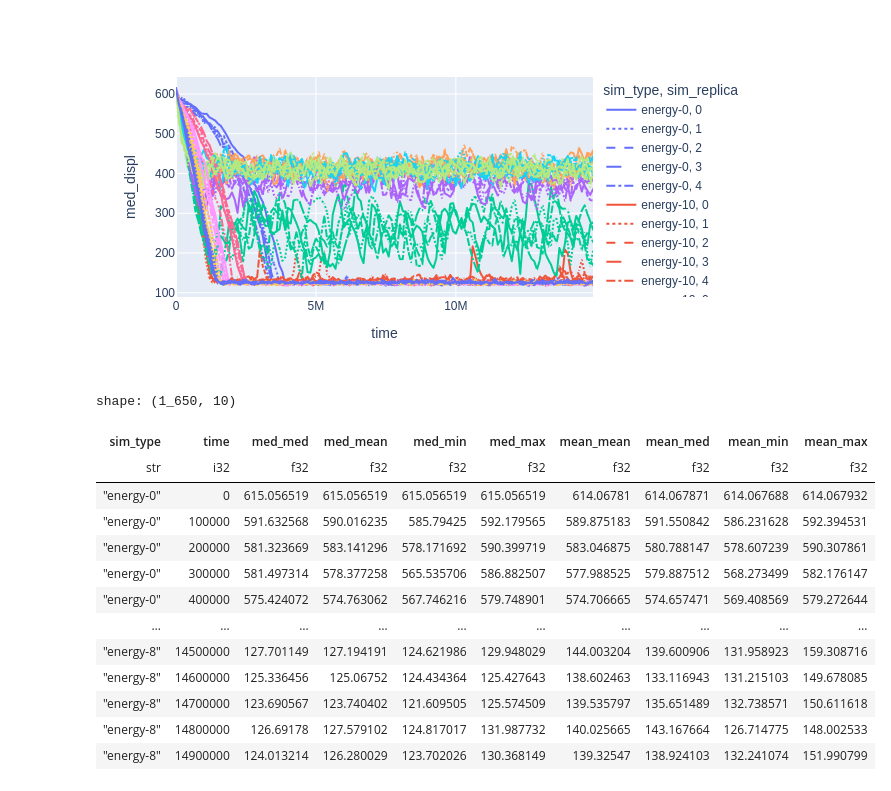
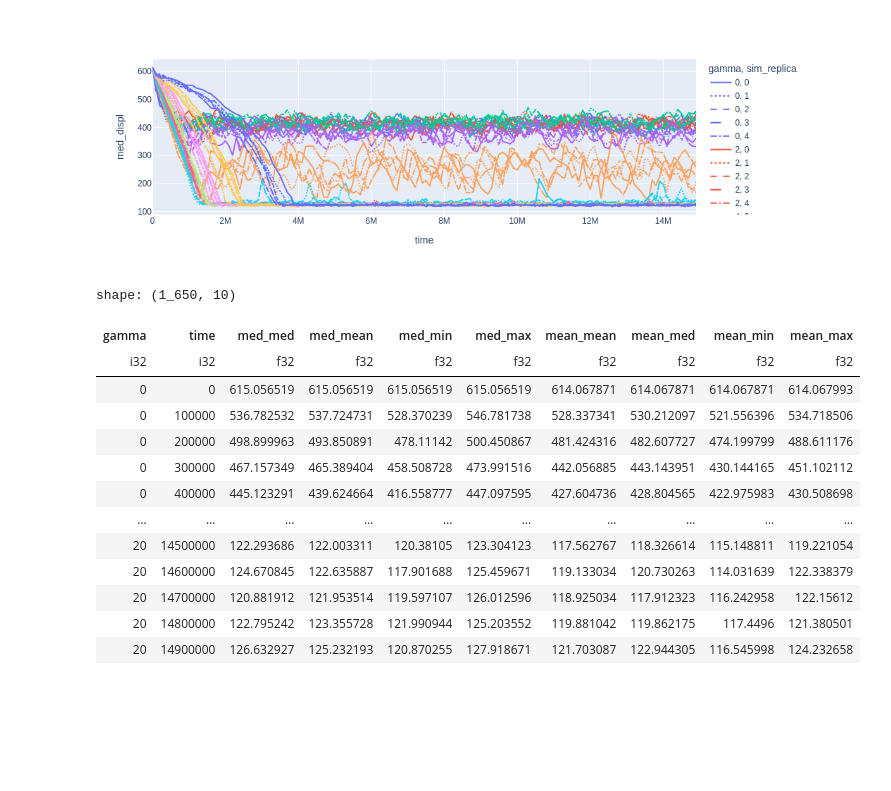
Before and after one commit to aleferna12/cellula-rs, a Jupyter notebook: analyses/cluster_speed.ipynb, the cells around one changed output. Saved outputs shown, nothing was run; the diff lists cells and outputs as text; code cells hidden in the pictures; blank space fills up the shorter version.

```diff
--- a/analyses/cluster_speed.ipynb
+++ b/analyses/cluster_speed.ipynb
@@ -9,16 +10,18 @@ from analyses.parse import parse_cells_multiple
 sim_paths = {}
 for path in Path("../runs/speed/").iterdir():
     sim_type = path.name
+    gamma = 20 - int(sim_type.split("-")[1])
     for replica_path in path.iterdir():
         replica = int(replica_path.name)
-        sim_paths[(sim_type, replica)] = replica_path
+        sim_paths[(gamma, replica)] = replica_path
 # %%
 sims = parse_cells_multiple(sim_paths.values(), 30)
 # %%
 sim_ids = list(sim_paths.keys())
 for i in range(len(sims)):
     sims[i] = sims[i].with_columns(
-        sim_type=pl.lit(sim_ids[i][0]),
+        gamma=sim_ids[i][0],
         sim_replica=sim_ids[i][1]
     )
 celldf = pl.concat(sims)
+celldf = celldf.with_columns(displ=(pl.col("center_x") ** 2 + pl.col("center_y") ** 2) ** 0.5)
@@ -27,5 +28,5 @@ celldf = celldf.with_columns(displ=(pl.col("center_x") ** 2 + pl.col("center_y")
 # %%
-grouppers = ["sim_type", "sim_replica", "time"]
+grouppers = ["gamma", "sim_replica", "time"]
 displdf = celldf.group_by(grouppers).agg(
     cluster_x=pl.col("center_x").mean(),
     cluster_y=pl.col("center_y").mean(),
@@ -74,38 +75,38 @@ px.line(
     displdf,
     x="time",
     y="med_displ",
-    color="sim_type",
+    color="gamma",
     line_dash="sim_replica"
 )
 # %% [output]
-[figure, old version]
+[figure, new version]
 # %%
-banddf = displdf.group_by(["sim_type", "time"]).agg(
+repldf = displdf.group_by(["gamma", "time"]).agg(
     med_med=pl.col("med_displ").median(),
     med_mean=pl.col("med_displ").mean(),
     med_min=pl.col("med_displ").min(),
     med_max=pl.col("med_displ").max(),
     mean_mean=pl.col("mean_displ").mean(),
     mean_med=pl.col("mean_displ").median(),
     mean_min=pl.col("mean_displ").min(),
     mean_max=pl.col("mean_displ").max(),
-).sort(["sim_type", "time"])
-banddf
+).sort(["gamma", "time"])
+repldf
 # %% [output]
 shape: (1_650, 10)
-| sim_type | time | med_med | med_mean | med_min | med_max | mean_mean | mean_med | mean_min | mean_max |
-| str | i32 | f32 | f32 | f32 | f32 | f32 | f32 | f32 | f32 |
-| "energy-0" | 0 | 615.056519 | 615.056519 | 615.056519 | 615.056519 | 614.06781 | 614.067871 | 614.067688 | 614.067932 |
-| "energy-0" | 100000 | 591.632568 | 590.016235 | 585.79425 | 592.179565 | 589.875183 | 591.550842 | 586.231628 | 592.394531 |
-| "energy-0" | 200000 | 581.323669 | 583.141296 | 578.171692 | 590.399719 | 583.046875 | 580.788147 | 578.607239 | 590.307861 |
-| "energy-0" | 300000 | 581.497314 | 578.377258 | 565.535706 | 586.882507 | 577.988525 | 579.887512 | 568.273499 | 582.176147 |
-| "energy-0" | 400000 | 575.424072 | 574.763062 | 567.746216 | 579.748901 | 574.706665 | 574.657471 | 569.408569 | 579.272644 |
+| gamma | time | med_med | med_mean | med_min | med_max | mean_mean | mean_med | mean_min | mean_max |
+| i32 | i32 | f32 | f32 | f32 | f32 | f32 | f32 | f32 | f32 |
+| 0 | 0 | 615.056519 | 615.056519 | 615.056519 | 615.056519 | 614.067871 | 614.067871 | 614.067871 | 614.067993 |
+| 0 | 100000 | 536.782532 | 537.724731 | 528.370239 | 546.781738 | 528.337341 | 530.212097 | 521.556396 | 534.718506 |
+| 0 | 200000 | 498.899963 | 493.850891 | 478.11142 | 500.450867 | 481.424316 | 482.607727 | 474.199799 | 488.611176 |
+| 0 | 300000 | 467.157349 | 465.389404 | 458.508728 | 473.991516 | 442.056885 | 443.143951 | 430.144165 | 451.102112 |
+| 0 | 400000 | 445.123291 | 439.624664 | 416.558777 | 447.097595 | 427.604736 | 428.804565 | 422.975983 | 430.508698 |
 | … | … | … | … | … | … | … | … | … | … |
-| "energy-8" | 14500000 | 127.701149 | 127.194191 | 124.621986 | 129.948029 | 144.003204 | 139.600906 | 131.958923 | 159.308716 |
-| "energy-8" | 14600000 | 125.336456 | 125.06752 | 124.434364 | 125.427643 | 138.602463 | 133.116943 | 131.215103 | 149.678085 |
-| "energy-8" | 14700000 | 123.690567 | 123.740402 | 121.609505 | 125.574509 | 139.535797 | 135.651489 | 132.738571 | 150.611618 |
-| "energy-8" | 14800000 | 126.69178 | 127.579102 | 124.817017 | 131.987732 | 140.025665 | 143.167664 | 126.714775 | 148.002533 |
-| "energy-8" | 14900000 | 124.013214 | 126.280029 | 123.702026 | 130.368149 | 139.32547 | 138.924103 | 132.241074 | 151.990799 |
+| 20 | 14500000 | 122.293686 | 122.003311 | 120.38105 | 123.304123 | 117.562767 | 118.326614 | 115.148811 | 119.221054 |
+| 20 | 14600000 | 124.670845 | 122.635887 | 117.901688 | 125.459671 | 119.133034 | 120.730263 | 114.031639 | 122.338379 |
+| 20 | 14700000 | 120.881912 | 121.953514 | 119.597107 | 126.012596 | 118.925034 | 117.912323 | 116.242958 | 122.15612 |
+| 20 | 14800000 | 122.795242 | 123.355728 | 121.990944 | 125.203552 | 119.881042 | 119.862175 | 117.4496 | 121.380501 |
+| 20 | 14900000 | 126.632927 | 125.232193 | 120.870255 | 127.918671 | 121.703087 | 122.944305 | 116.545998 | 124.232658 |
 # %%
 import random as rand
 
```
Also changed, not shown: parts of 14 cells of this notebook.
